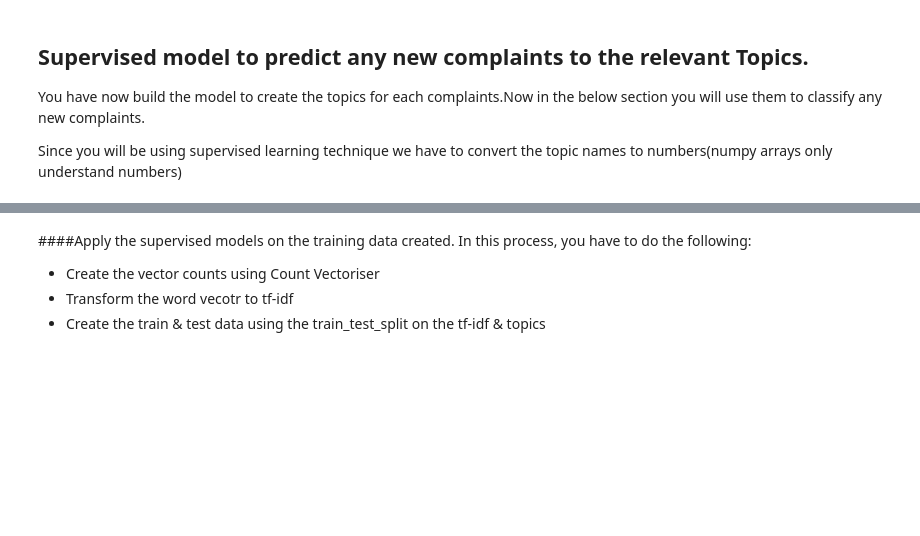
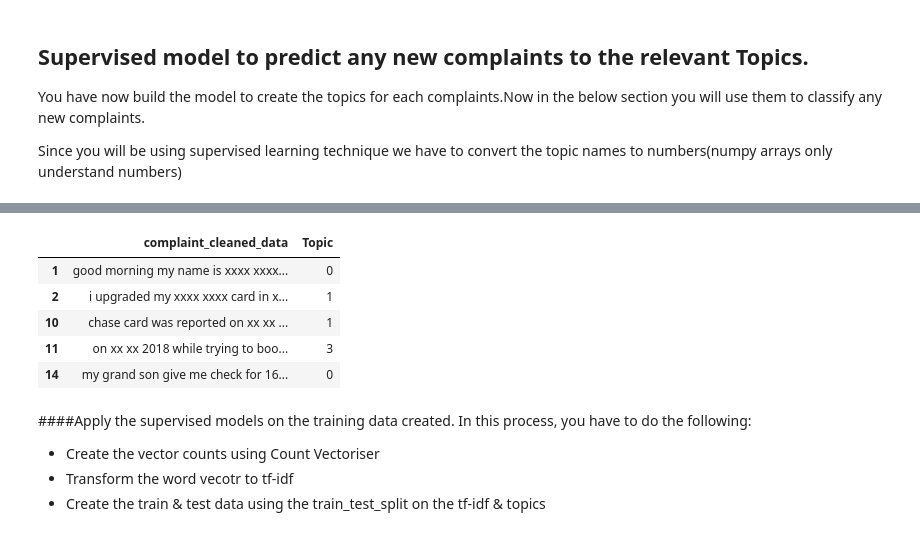
Before and after one commit to Aswani-ReddyKV/Automatic_Ticket_Classification, a Jupyter notebook: Automatic_Ticket_Classification_Assignment.ipynb, the cells around one changed output, grey strips where cells are left out. Saved outputs shown, nothing was run; the diff lists cells and outputs as text; code cells hidden in the pictures; blank space fills up the shorter version.

```diff
--- a/Automatic_Ticket_Classification_Assignment.ipynb
+++ b/Automatic_Ticket_Classification_Assignment.ipynb
@@ -448,7 +524,7 @@ df_clean.sort_values('Topic')
 * Others
 # %%
 #Create the dictionary of Topic names and Topics
+Topic_names = {0:'Account Services', 1:'Credit card or prepaid card', 2:'Mortgage/Loan',  3:'Theft/Dispute Reporting', 4:'Others'}
 
-Topic_names = {   }
-#Replace Topics with Topic Names
+# Replace Topics with Topic Names
 df_clean['Topic'] = df_clean['Topic'].map(Topic_names)
@@ -461,8 +560,8 @@ You have now build the model to create the topics for each complaints.Now in the
 
 Since you will be using supervised learning technique we have to convert the topic names to numbers(numpy arrays only understand numbers)
 # %%
-#Create the dictionary again of Topic names and Topics
+# Create the dictionary again of Topic names and Topics
 
-Topic_names = {   }
-#Replace Topics with Topic Names
+Topic_names = {'Account Services':0, 'Credit card or prepaid card':1, 'Mortgage/Loan':2, 'Theft/Dispute Reporting':3, 'Others':4 }
+# Replace Topics with Topic Names
 df_clean['Topic'] = df_clean['Topic'].map(Topic_names)
@@ -471,8 +593,15 @@ df_clean
 # %%
 #Keep the columns"complaint_what_happened" & "Topic" only in the new dataframe --> training_data
-training_data=
+training_data = df_clean[['complaint_cleaned_data','Topic']]
 # %%
-training_data
+training_data.head()
+# %% [output]
+|  | complaint_cleaned_data | Topic |
+| 1 | good morning my name is xxxx xxxx... | 0 |
+| 2 | i upgraded my xxxx xxxx card in x... | 1 |
+| 10 | chase card was reported on xx xx ... | 1 |
+| 11 | on xx xx 2018 while trying to boo... | 3 |
+| 14 | my grand son give me check for 16... | 0 |
 # %% [markdown]
 ####Apply the supervised models on the training data created. In this process, you have to do the following:
 * Create the vector counts using Count Vectoriser
```
Also changed, not shown: parts of 16 cells of this notebook.
